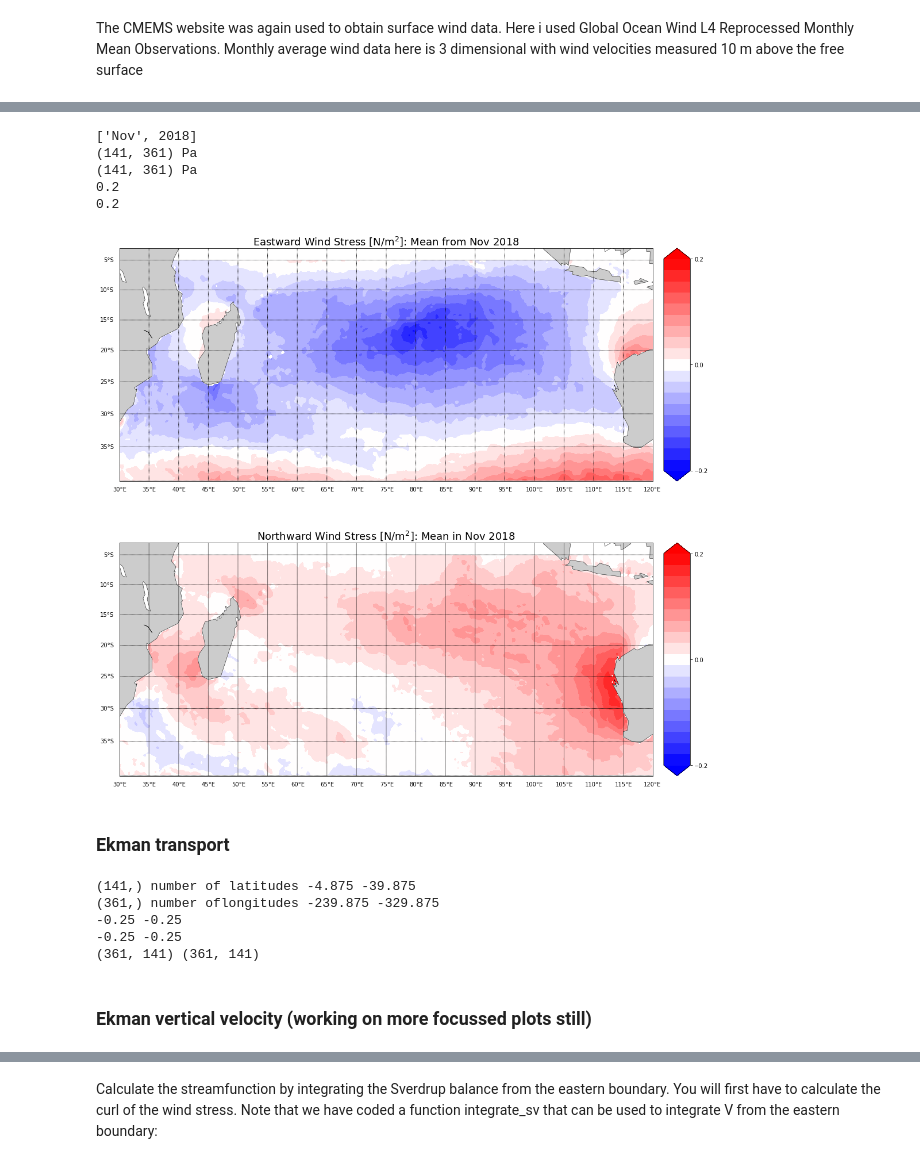
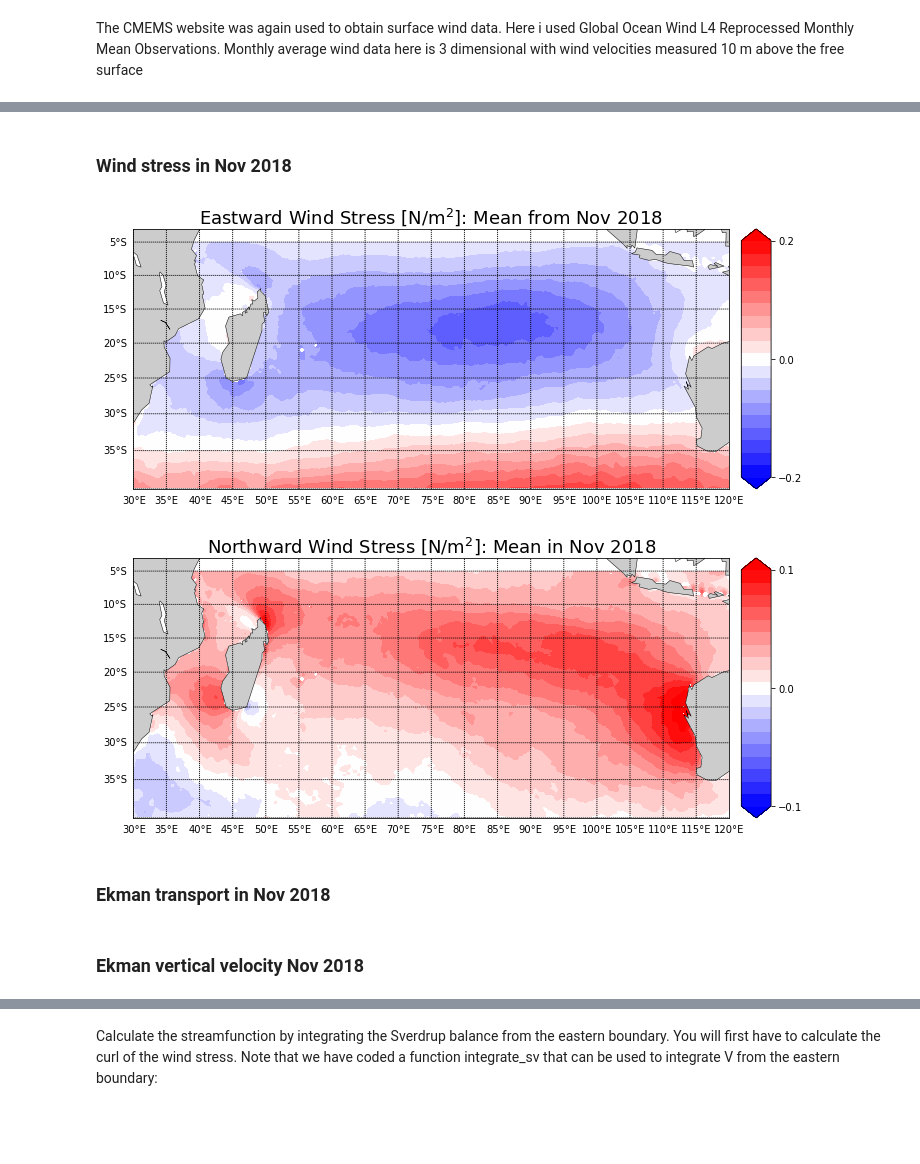
Before and after one commit to sakshamg94/CEE262I_OceanCirculation, a Jupyter notebook: final_project_II.ipynb, the cells around one changed output, grey strips where cells are left out. Cells and saved outputs as stored; diff of their text form; code cells hidden in the pictures; blank space fills up the shorter version.

```diff
--- a/final_project_II.ipynb
+++ b/final_project_II.ipynb
@@ -228,19 +162,18 @@ lon_min = (30-360)
 lat_max = -5
 lat_min = -40
 domain = ((lon>=lon_min) & (lon<=lon_max) & (lat>=lat_min) & (lat<=lat_max))
+# %% [markdown]
+### Wind stress in Nov 2018
 # %%
 # Extract the Wind Stress monthly average for the latest month (same as that for the SSH and SST data)
 it = -1
-currDate = [calendar.month_abbr[pd.DatetimeIndex(time_base.values[:])[it].month],
-            pd.DatetimeIndex(time_base.values[:])[it].year]
-print(currDate)
+Tw = pd.DatetimeIndex(time_base.values[:])[it]
+currDate = [calendar.month_abbr[Tw.month], Tw.year, Tw.day]
 
 assert(currDate==currDate_ds)
 
 EWind = ws_ds['surface_downward_eastward_stress'][it,0,:,:]
 NWind = ws_ds['surface_downward_northward_stress'][it,0,:,:]
-print(EWind.shape, EWind.units)
-print(NWind.shape, NWind.units)
 
 taux = EWind.values.T
 taux[domain==0] = np.nan
@@ -252,54 +185,44 @@ taux_max = np.nanmax(taux)
 tauy_min = np.nanmin(tauy)
 tauy_max = np.nanmax(tauy)
 taux_lim = round(max(abs(taux_min), abs(taux_max)), 1)
-print(taux_lim)
 tauy_lim = round(max(abs(tauy_min), abs(tauy_max)), 1)
-print(tauy_lim)
-# %% [output]
-['Nov', 2018]
-(141, 361) Pa
-(141, 361) Pa
-0.2
-0.2
 # %%
 ### PLOT
-plt.figure(figsize=(15.,16.))
-
-plt.subplot(2,1,1)
+plt.figure(figsize=(10,12))
 m = Basemap(projection='mill',
             llcrnrlat=lat_min, urcrnrlat=lat_max+2,
             llcrnrlon=lon_min, urcrnrlon=lon_max,
             resolution='c')
 m.fillcontinents()
 m.drawcoastlines(linewidth=0.5)
 m.drawparallels(np.arange(-90.,91,5.), labels=[1,0,0,0])
 m.drawmeridians(np.arange(-180.,181,5.), labels=[0,0,0,1])
 levs = np.linspace(-taux_lim, taux_lim, 20)
 cmesh = m.contourf(lon, lat, taux, levs, cmap='bwr', latlon=True, extend='both')
 cbar = m.colorbar(cmesh, ticks=[-taux_lim, 0, taux_lim], location='right')
 plt.title('Eastward Wind Stress [N/m$^2$]: Mean from {} {}'.format(currDate[0], currDate[1]), fontsize=18)
 plt.tight_layout()
 
-plt.subplot(2,1,2)
+plt.figure(figsize=(10,12))
 m = Basemap(projection='mill',
             llcrnrlat=lat_min, urcrnrlat=lat_max+2,
             llcrnrlon=lon_min, urcrnrlon=lon_max,
             resolution='c')
 m.fillcontinents()
 m.drawcoastlines(linewidth=0.5)
 m.drawparallels(np.arange(-90.,91,5.), labels=[1,0,0,0])
 m.drawmeridians(np.arange(-180.,181,5.), labels=[0,0,0,1])
 levs = np.linspace(-tauy_lim, tauy_lim, 20)
 cmesh = m.contourf(lon, lat, tauy, levs, cmap='bwr', latlon=True, extend='both')
 cbar = m.colorbar(cmesh, ticks=[-tauy_lim, 0, tauy_lim], location='right')
 plt.title('Northward Wind Stress [N/m$^2$]: Mean in {} {}'.format(currDate[0], currDate[1]), fontsize=18)
 plt.tight_layout()
-
 plt.show()
 # %% [output]
-[figure, old version]
+[figure, new version]
+[figure, added]
 # %% [markdown]
-### Ekman transport
+### Ekman transport in Nov 2018
 # %%
 # Constants
 Omega = 2*np.pi/86400  # Earth's angular velocity
@@ -307,29 +230,16 @@ rho_ref = 1000.  # reference density
 deg2rad = np.pi/180  # conversion factor from degree to radian
 R = 6371e3 # Earth's radius
 
-### START CODE HERE ###
-
 # Grid spacing in the zonal and meridional directions in meters (~2 lines of code)
 dx = R*np.cos(lat_1D*deg2rad)*(lon_1D[1]-lon_1D[0])*deg2rad
 dy = R*(lat_1D[1]-lat_1D[0])*deg2rad
-print(lat_1D.shape, "number of latitudes", np.max(lat_1D), np.min(lat_1D))
-print(lon_1D.shape, "number oflongitudes", np.max(lon_1D), np.min(lon_1D))
-print(np.max(lat_1D[:-1]-lat_1D[1:]),np.min(lat_1D[:-1]-lat_1D[1:]))
-print(np.max(lon_1D[:-1]-lon_1D[1:]),np.min(lon_1D[:-1]-lon_1D[1:]))
 
 # Calculate the Ekman transport in each direction (~3 lines of code)
 f = 2*Omega*np.sin(lat_1D*deg2rad)
 Mx = tauy/f
 My =-taux/f
-print(Mx.shape, My.shape)
-# %% [output]
-(141,) number of latitudes -4.875 -39.875
-(361,) number oflongitudes -239.875 -329.875
--0.25 -0.25
--0.25 -0.25
-(361, 141) (361, 141)
 # %% [markdown]
-### Ekman vertical velocity (working on more focussed plots still)
+### Ekman vertical velocity  Nov 2018
 # %%
 # Calculate the corresponding Ekman Vertical velocity in m/day (~5 lines of code)
 dMxdx = np.zeros((Nx,Ny))
```
Also changed, not shown: parts of 20 cells of this notebook.
